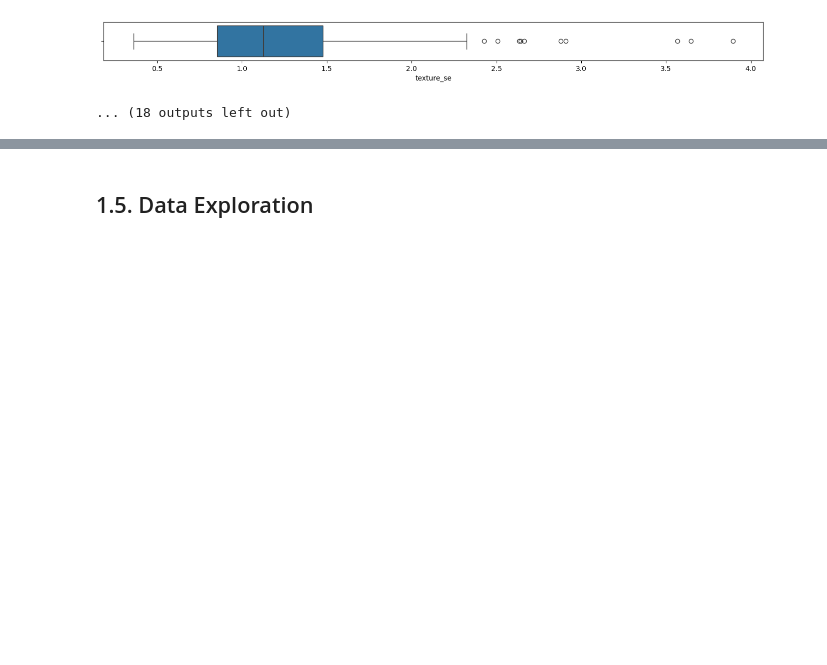
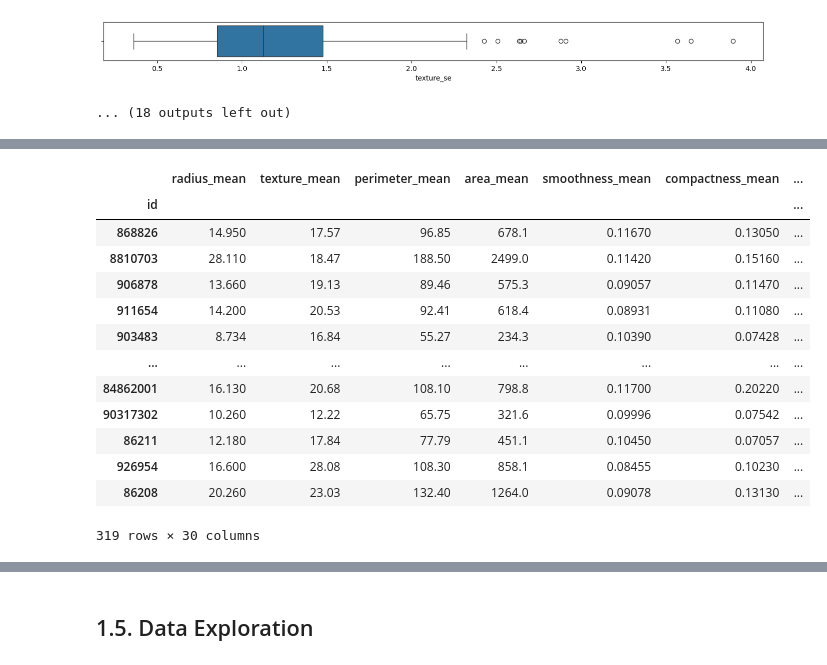
Before and after one commit to JohnPaulinePineda/Portfolio_Project_63, a Jupyter notebook: codes/DetectingAndAnalyzingMachineLearningModelDriftUsingOpenSourceMonitoringTools.ipynb, the cells around one changed output, grey strips where cells are left out. Saved outputs shown, nothing was run; the diff lists cells and outputs as text; code cells hidden in the pictures; blank space fills up the shorter version.

```diff
--- a/codes/DetectingAndAnalyzingMachineLearningModelDriftUsingOpenSourceMonitoringTools.ipynb
+++ b/codes/DetectingAndAnalyzingMachineLearningModelDriftUsingOpenSourceMonitoringTools.ipynb
@@ -1114,0 +1140,23 @@ for column in breast_cancer_train_numeric:
+# %%
+##################################
+# Creating a dataset copy
+# with only the predictors present
+# for correlation analysis
+##################################
+breast_cancer_train_correlation = breast_cancer_train.drop(['diagnosis'], axis=1)
+display(breast_cancer_train_correlation)
+# %% [output]
+|  | radius_mean | texture_mean | perimeter_mean | area_mean | smoothness_mean | compactness_mean | ... |
+| id |  |  |  |  |  |  | ... |
+| 868826 | 14.950 | 17.57 | 96.85 | 678.1 | 0.11670 | 0.13050 | ... |
+| 8810703 | 28.110 | 18.47 | 188.50 | 2499.0 | 0.11420 | 0.15160 | ... |
+| 906878 | 13.660 | 19.13 | 89.46 | 575.3 | 0.09057 | 0.11470 | ... |
+| 911654 | 14.200 | 20.53 | 92.41 | 618.4 | 0.08931 | 0.11080 | ... |
+| 903483 | 8.734 | 16.84 | 55.27 | 234.3 | 0.10390 | 0.07428 | ... |
+| ... | ... | ... | ... | ... | ... | ... | ... |
+| 84862001 | 16.130 | 20.68 | 108.10 | 798.8 | 0.11700 | 0.20220 | ... |
+| 90317302 | 10.260 | 12.22 | 65.75 | 321.6 | 0.09996 | 0.07542 | ... |
+| 86211 | 12.180 | 17.84 | 77.79 | 451.1 | 0.10450 | 0.07057 | ... |
+| 926954 | 16.600 | 28.08 | 108.30 | 858.1 | 0.08455 | 0.10230 | ... |
+| 86208 | 20.260 | 23.03 | 132.40 | 1264.0 | 0.09078 | 0.13130 | ... |
+319 rows × 30 columns
```
Also changed, not shown: parts of 7 cells of this notebook, 1 other file.
